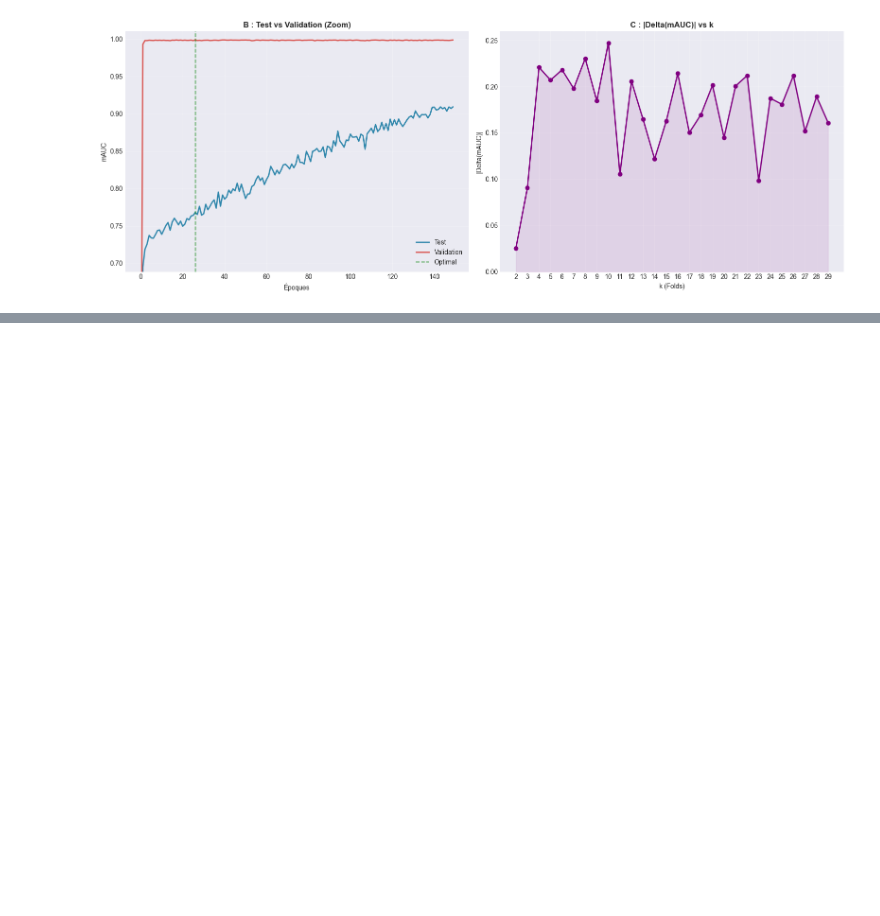
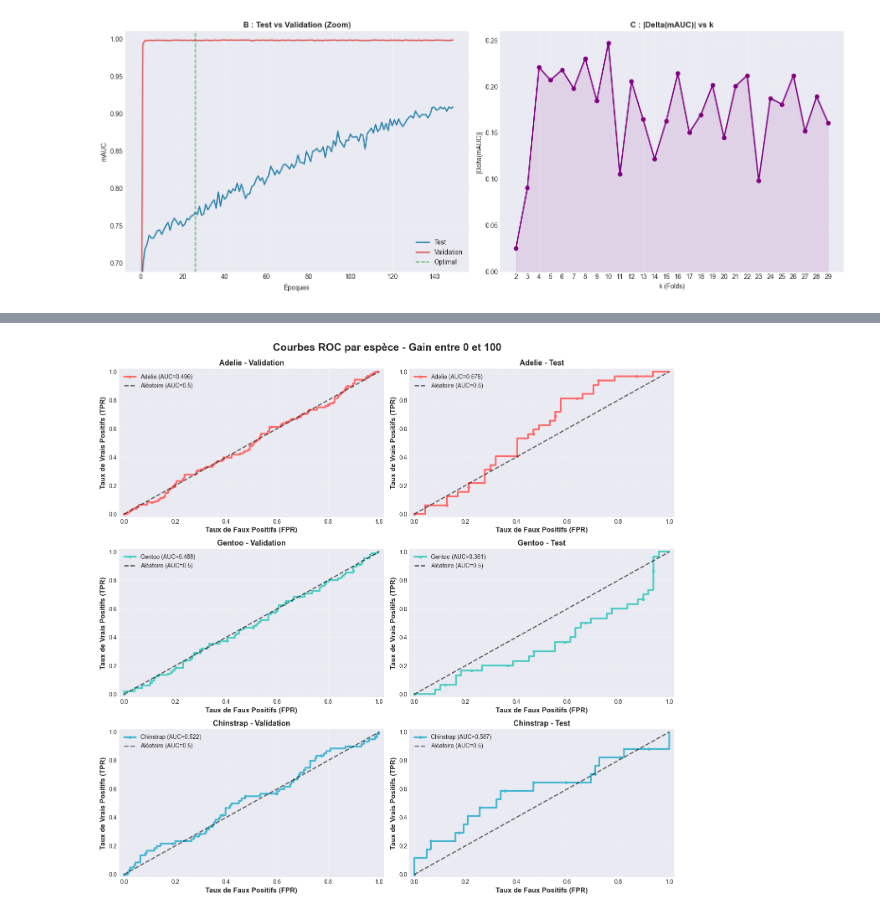
Before and after one commit to PhanSayam/M1_Info, a Jupyter notebook: Neurone/Rendu/Rendu.ipynb, the cells around one changed output, grey strips where cells are left out. Cells and saved outputs as stored; diff of their text form; code cells hidden in the pictures; blank space fills up the shorter version.

```diff
--- a/Neurone/Rendu/Rendu.ipynb
+++ b/Neurone/Rendu/Rendu.ipynb
@@ -1317,0 +1711,93 @@ plt.show()
+# %%
+GAIN_MIN = 0.0
+GAIN_MAX = 100.0
+
+species_indices_perm = np.argmax(sorties_perm, axis=1)
+species_train = species_indices_perm[:166]
+species_valid = species_indices_perm[166:254]
+species_test = species_indices_perm[254:]
+
+entrees_train_orig = entrees[perm[:166], :]
+entrees_valid_orig = entrees[perm[166:254], :]
+
+X_train_aug_orig, Y_train_aug = augment_data(entrees_train_orig, Y_train, species_train, N_AUGMENTATION)
+X_valid_aug_orig, Y_valid_aug = augment_data(entrees_valid_orig, Y_valid, species_valid, N_AUGMENTATION)
+
+X_train_aug = (X_train_aug_orig - mu) / sigma
+X_valid_aug = (X_valid_aug_orig - mu) / sigma
+
+W_aug, err_train_aug = widrow_hoff(X_train_aug, Y_train_aug, taux_apprentissage=0.008, epochs=20)
+scores_valid_aug = compute_scores(X_valid_aug, W_aug)
+scores_test_aug = compute_scores(X_test, W_aug)
+
+auc_valid_aug = []
+auc_test_aug = []
+ap_valid_aug = []
+ap_test_aug = []
+
+for i, species in enumerate(sp):
+    fpr_v, tpr_v, auc_v = ROC(Y_valid_aug[:, i], scores_valid_aug[:, i])
+    fpr_t, tpr_t, auc_t = ROC(Y_test[:, i], scores_test_aug[:, i])
+
+    recall_v, prec_v, ap_v = PR(Y_valid_aug[:, i], scores_valid_aug[:, i])
+    recall_t, prec_t, ap_t = PR(Y_test[:, i], scores_test_aug[:, i])
+
+    auc_valid_aug.append(auc_v)
+    auc_test_aug.append(auc_t)
+    ap_valid_aug.append(ap_v)
+    ap_test_aug.append(ap_t)
+
+    print(f"\n{species:12s}:")
+    print(f"  AUC (validation) : {auc_v:.4f}   |   AUC (test) : {auc_t:.4f}")
+    print(f"  AP  (validation) : {ap_v:.4f}   |   AP  (test) : {ap_t:.4f}")
+
+mauc_valid_aug = np.mean(auc_valid_aug)
+mauc_test_aug = np.mean(auc_test_aug)
+map_valid_aug = np.mean(ap_valid_aug)
+map_test_aug = np.mean(ap_test_aug)
+
+print(f"MAUC (validation) : {mauc_valid_aug:.4f}   |   MAUC (test) : {mauc_test_aug:.4f}")
+print(f"MAP  (validation) : {map_valid_aug:.4f}   |   MAP  (test) : {map_test_aug:.4f}")
+
+colors = ['#FF6B6B', '#4ECDC4', '#45B7D1']
+
+fig, axes = plt.subplots(3, 2, figsize=(14, 14))
+fig.suptitle("Courbes ROC par espèce - Gain entre 0 et 100", fontsize=18, fontweight='bold', y=0.95)
+
+roc_curves_valid_aug = []
+roc_curves_test_aug = []
+
+for i, species in enumerate(sp):
+    fpr_v, tpr_v, _ = ROC(Y_valid_aug[:, i], scores_valid_aug[:, i])
+    fpr_t, tpr_t, _ = ROC(Y_test[:, i], scores_test_aug[:, i])
+
+    roc_curves_valid_aug.append((fpr_v, tpr_v))
+    roc_curves_test_aug.append((fpr_t, tpr_t))
+
+    ax = axes[i, 0]
+    ax.plot(fpr_v, tpr_v, linewidth=3, label=f'{species} (AUC={auc_valid_aug[i]:.3f})',
+            color=colors[i], marker='o', markersize=4, markevery=max(1, len(fpr_v)//10))
+    ax.plot([0, 1], [0, 1], 'k--', linewidth=2, alpha=0.6, label='Aléatoire (AUC=0.5)')
+    ax.set_xlabel('Taux de Faux Positifs (FPR)', fontsize=12, fontweight='bold')
+    ax.set_ylabel('Taux de Vrais Positifs (TPR)', fontsize=12, fontweight='bold')
+    ax.set_title(f'{species} - Validation', fontsize=13, fontweight='bold')
+    ax.legend(fontsize=10)
+    ax.grid(True, alpha=0.4, linestyle='--')
+    ax.set_xlim([-0.02, 1.02])
+    ax.set_ylim([-0.02, 1.02])
+
+    ax = axes[i, 1]
+    ax.plot(fpr_t, tpr_t, linewidth=3, label=f'{species} (AUC={auc_test_aug[i]:.3f})',
+            color=colors[i], marker='o', markersize=4, markevery=max(1, len(fpr_t)//10))
+    ax.plot([0, 1], [0, 1], 'k--', linewidth=2, alpha=0.6, label='Aléatoire (AUC=0.5)')
+    ax.set_xlabel('Taux de Faux Positifs (FPR)', fontsize=12, fontweight='bold')
+    ax.set_ylabel('Taux de Vrais Positifs (TPR)', fontsize=12, fontweight='bold')
+    ax.set_title(f'{species} - Test', fontsize=13, fontweight='bold')
+    ax.legend(fontsize=10)
+    ax.grid(True, alpha=0.4, linestyle='--')
+    ax.set_xlim([-0.02, 1.02])
+    ax.set_ylim([-0.02, 1.02])
+
+plt.tight_layout(rect=[0, 0, 1, 0.96])
+plt.show()
+# %% [output]
@@ -1317,0 +1817 @@ plt.show()
+[figure, added]
```
Also changed, not shown: parts of 20 cells of this notebook, 1 other file.
